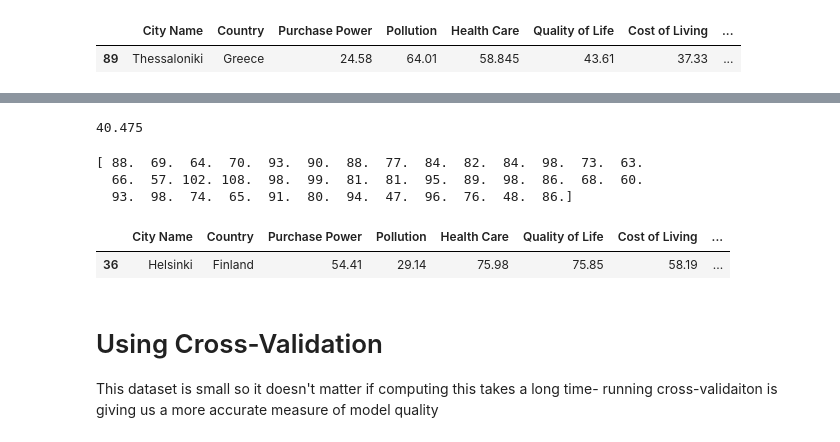
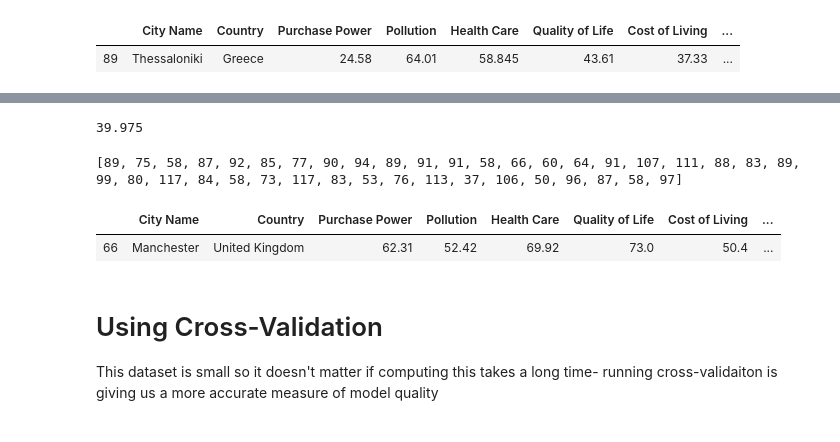
Before and after one commit to b3nb4ggs/tamudatathon2020, a Jupyter notebook: City Search/TAMU_Datathon.ipynb, the cells around one changed output, grey strips where cells are left out. Saved outputs shown, nothing was run; the diff lists cells and outputs as text; code cells hidden in the pictures.

```diff
--- a/City Search/TAMU_Datathon.ipynb
+++ b/City Search/TAMU_Datathon.ipynb
@@ -373,19 +421,19 @@ forest_model = RandomForestRegressor(random_state=1)
 forest_model.fit(train_X, train_y)
 df_prediction = numpy.round(forest_model.predict(val_X))
 print(mean_absolute_error(val_y, df_prediction))
+best_cities_fm = []
+bestList(best_cities_fm, df_prediction)
 # %% [output]
-40.475
+39.975
 # %%
-print(df_prediction)
+print(best_cities_fm)
 # %% [output]
-[ 88.  69.  64.  70.  93.  90.  88.  77.  84.  82.  84.  98.  73.  63.
-  66.  57. 102. 108.  98.  99.  81.  81.  95.  89.  98.  86.  68.  60.
-  93.  98.  74.  65.  91.  80.  94.  47.  96.  76.  48.  86.]
+[89, 75, 58, 87, 92, 85, 77, 90, 94, 89, 91, 91, 58, 66, 60, 64, 91, 107, 111, 88, 83, 89, 99, 80, 117, 84, 58, 73, 117, 83, 53, 76, 113, 37, 106, 50, 96, 87, 58, 97]
 # %%
-merged_df.loc[merged_df['City_Codes'] == 60]
+merged_df.loc[merged_df['City_Codes'] == 89]
 # %% [output]
 |  | City Name | Country | Purchase Power | Pollution | Health Care | Quality of Life | Cost of Living | ... |
-| 36 | Helsinki | Finland | 54.41 | 29.14 | 75.98 | 75.85 | 58.19 | ... |
+| 66 | Manchester | United Kingdom | 62.31 | 52.42 | 69.92 | 73.0 | 50.4 | ... |
 # %% [markdown]
 # Using Cross-Validation </br>
 This dataset is small so it doesn't matter if computing this takes a long time- running cross-validaiton is giving us a more accurate measure of model quality
```
Also changed, not shown: parts of 15 cells of this notebook.
